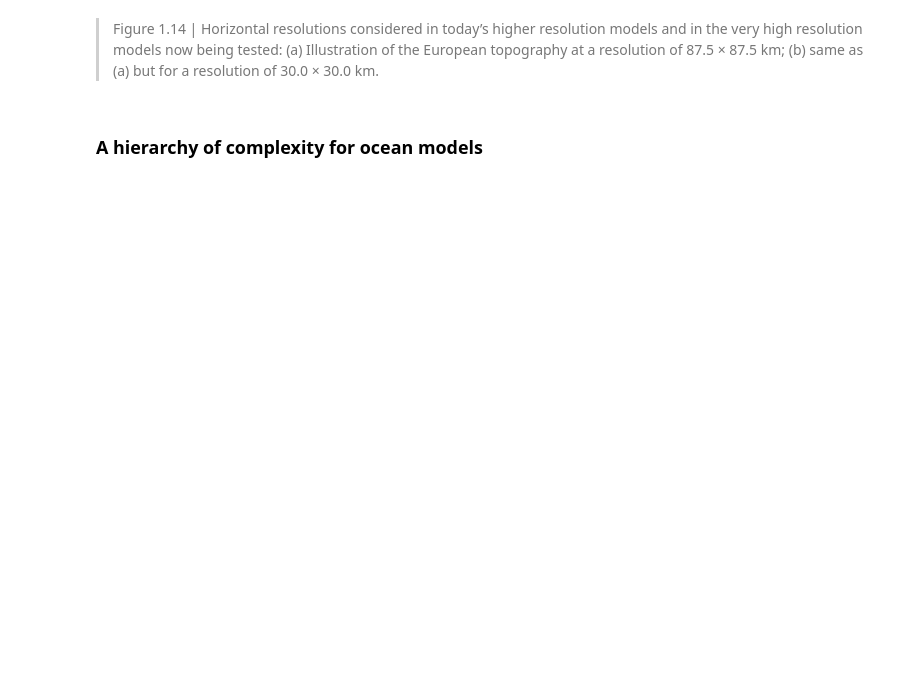
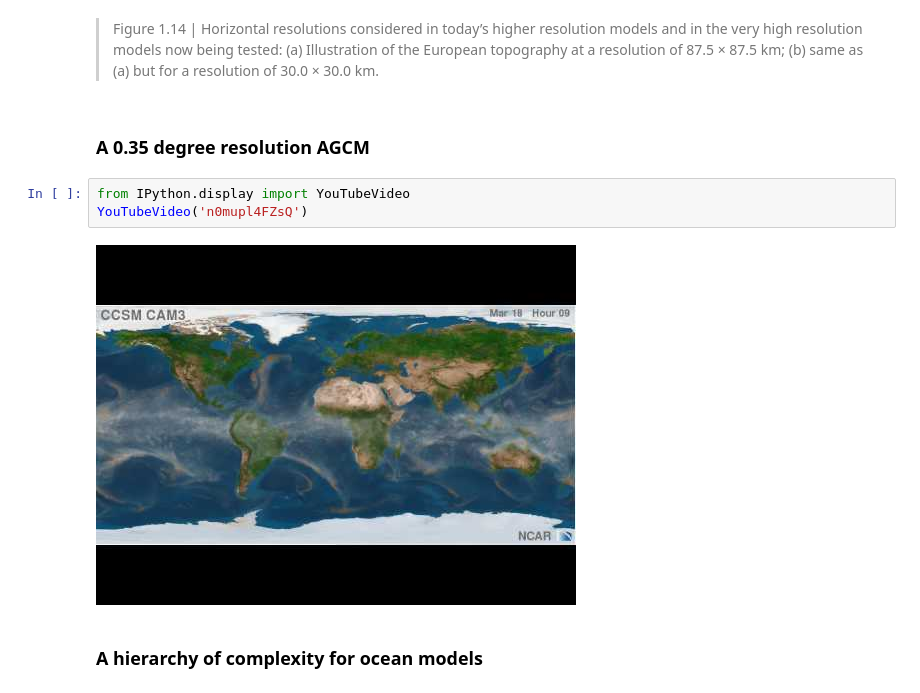
Before and after one commit to nfeldl/ClimateLaboratoryBook, a Jupyter notebook: courseware/climate-system-models.ipynb, the cells around one changed output. Saved outputs shown, nothing was run; the diff lists cells and outputs as text; blank space fills up the shorter version.

```diff
--- a/courseware/climate-system-models.ipynb
+++ b/courseware/climate-system-models.ipynb
@@ -269,6 +275,13 @@ The discretized equations are then solved numerically by **timestepping**, (conc
 <img src='https://www.ipcc.ch/site/assets/uploads/2018/02/Fig1-14.jpg' width="800">
 # %% [markdown]
 > Figure 1.14 | Horizontal resolutions considered in today’s higher resolution models and in the very high resolution models now being tested: (a) Illustration of the European topography at a resolution of 87.5 × 87.5 km; (b) same as (a) but for a resolution of 30.0 × 30.0 km.
+# %% [markdown]
+### A 0.35 degree resolution AGCM
+# %%
+from IPython.display import YouTubeVideo
+YouTubeVideo('n0mupl4FZsQ')
+# %% [output]
+[figure, added]
 # %% [markdown]
 ### A hierarchy of complexity for ocean models
 # %% [markdown]
```
Also changed, not shown: parts of 2 cells of this notebook.
